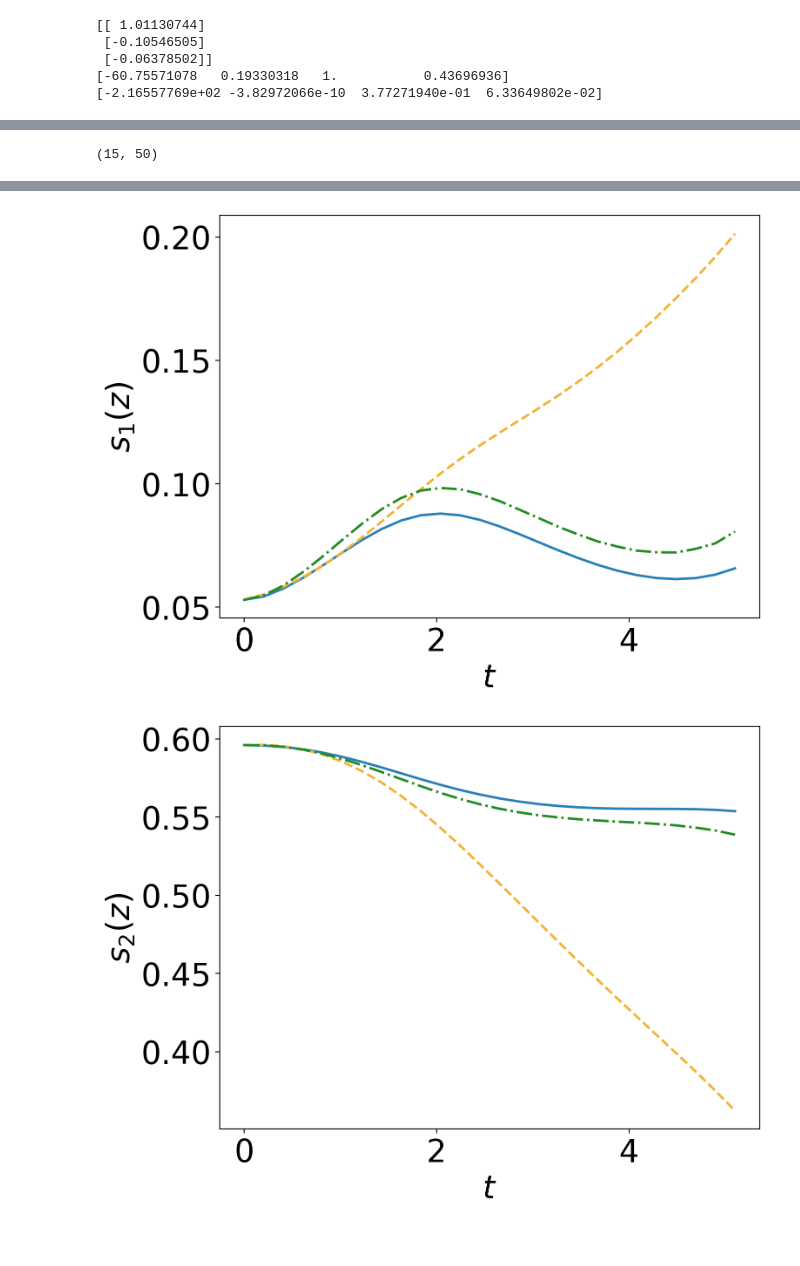
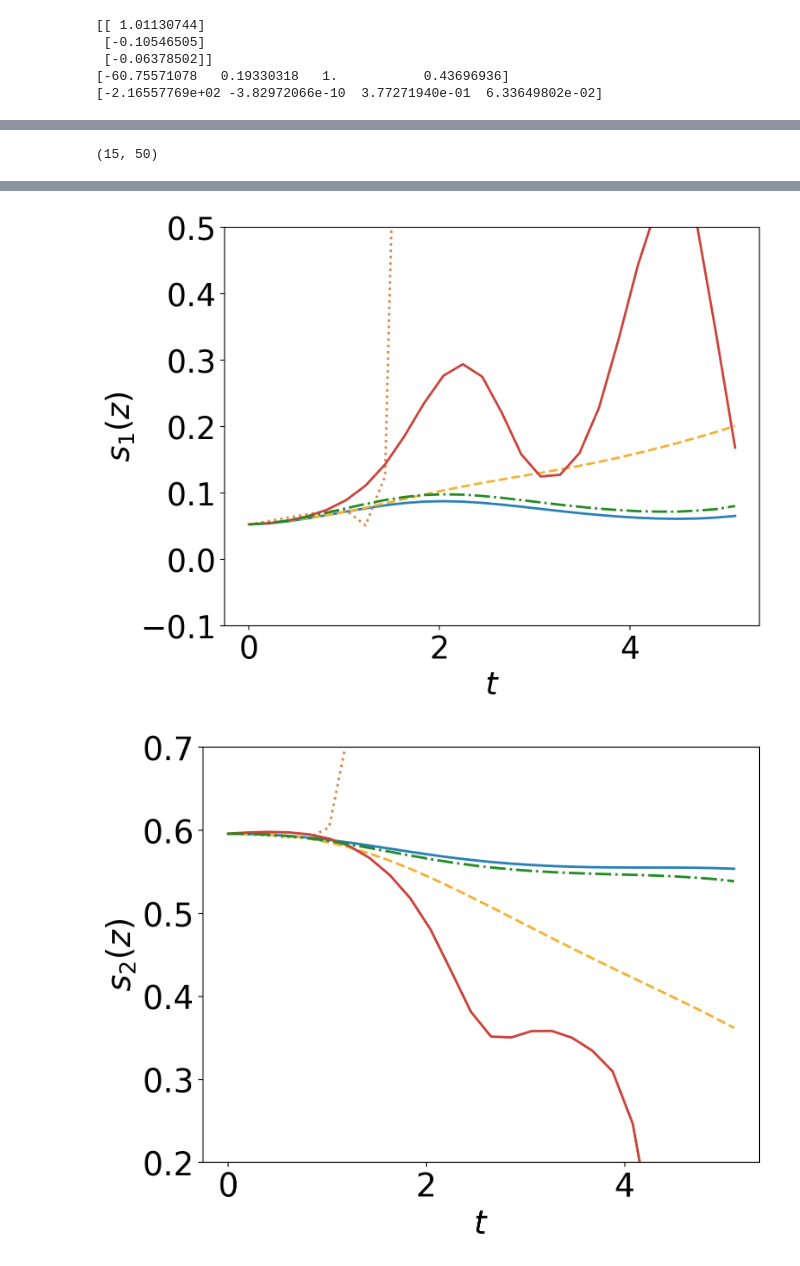
Before and after one commit to Shiqi-Wu/Nonintrusive-model-combination-for-learning-dynamics, a Jupyter notebook: cardiac-coupled-system/plot.ipynb, the cells around one changed output, grey strips where cells are left out. Cells and saved outputs as stored; diff of their text form; code cells hidden in the pictures.

```diff
--- a/cardiac-coupled-system/plot.ipynb
+++ b/cardiac-coupled-system/plot.ipynb
@@ -198,0 +220,7 @@ model_residual.Build_koopman_model('./output/residual_learning_KoopmanModel.h5',
+# %%
+model_intrusive = Intrusive_combinde_model(target1_dim = 3, target2_dim = 4, u_dim=1,
+                                  dic_trainable=KoopmanDL_DicNN, dic_layer_sizes=[64,64],
+                                  operator_layer_sizes=[32,32])
+model_intrusive.Build()
+_, _, _, _ = model_intrusive.scale(x_data, y_data, fusion_data, u_data)
+model_intrusive.combined_model.load_weights('intrusive_combined_model.h5')
@@ -433,6 +455,10 @@ predict_results = model_Hybrid.Long_time_predict(initial_data, steps, dlt_x, dim
 Koopman_predicts = model_Koopman.Long_time_predict(initial_data, steps, u_data_test)
 # %%
 error_koopman = np.abs(ref_data - Koopman_predicts)
+# %%
+Intrusive_predicts = model_intrusive.long_time_predict(initial_data, steps, u_data_test, dlt_x)
+# %%
+Residual_predicts = model_residual.Long_time_predict(initial_data, steps, dlt_x, dim, u_data_test)
 # %%
 font_size = 26
 line_width = 2.5
@@ -441,8 +467,10 @@ t_axis = t[:(steps+1)]
 multi_step_hybrid_reshape = np.reshape(predict_results, (-1,51,51,4))
 multi_step_koopman_reshape = np.reshape(Koopman_predicts, (-1,51,51,4))
 multi_step_residual_reshape = np.reshape(Residual_predicts, (-1,51,51,4))
+multi_step_intrusive_reshape = np.reshape(Intrusive_predicts, (-1,51,51,4))
 
 multi_ref_reshape = np.reshape(ref_data, (-1,51,51,4))
+
 # a_axis = np.random.randint(low = 0, high=51, size=None, dtype='l')
 # b_axis = np.random.randint(low = 0, high=51, size=None, dtype='l')
 a_axis, b_axis = 15,50
@@ -452,25 +480,26 @@ line_width = 2
 plt.figure(dpi=100,figsize=(8,6))
 plt.plot(t_axis,multi_ref_reshape[:,a_axis,b_axis,0],color = color_dict_compare['ref'],linewidth = line_width, linestyle = '-', label = 'Reference')
 plt.plot(t_axis,multi_step_koopman_reshape[:,a_axis,b_axis,0], color = color_dict_compare['compare1'],linewidth = line_width,linestyle = '--',label = 'Parametric Koopman')
-# plt.plot(t_axis[:10],multi_step_residual_reshape[:10,a_axis,b_axis,0], color = color_dict_compare['compare2'],linewidth = line_width,linestyle = ':',label = 'Residual Learning')
-plt.plot(t_axis,multi_step_hybrid_reshape[:,a_axis,b_axis,0], color = color_dict_compare['our'],linewidth = line_width,linestyle = '-.',label = 'Iterative Hybrid-Modelling')
-# plt.plot(t_axis[:15],multi_step_exact_reshape[:15,a_axis,b_axis,0], color = color_dict_compare['compare2'],linewidth = line_width,linestyle = '--',label = 'NN')
+plt.plot(t_axis,multi_step_residual_reshape[:,a_axis,b_axis,0], color = color_dict_compare['compare2'],linewidth = line_width,linestyle = ':',label = 'Residual Learning')
+plt.plot(t_axis,multi_step_intrusive_reshape[:,a_axis,b_axis,0], color = color_dict_compare['compare3'],linewidth = line_width,linestyle = '-',label = 'Intrusive Model Combination')
+plt.plot(t_axis,multi_step_hybrid_reshape[:,a_axis,b_axis,0], color = color_dict_compare['our'],linewidth = line_width,linestyle = '-.',label = 'Iterative Model Combination')
 
-# plt.title('one step predict of $v$',fontsize=font_size)
+plt.ylim(-90, -30)
 plt.xlabel('$t$',fontsize=font_size)
 plt.ylabel('$v(z)$',fontsize=font_size)
 plt.tick_params(labelsize=font_size)
-# plt.legend(fontsize=font_size)
 plt.show()
 
 plt.figure(dpi=100,figsize=(8,6))
 plt.plot(t_axis,multi_ref_reshape[:,a_axis,b_axis,1],color = color_dict_compare['ref'],linewidth = line_width, linestyle = '-', label = 'Reference')
 plt.plot(t_axis,multi_step_koopman_reshape[:,a_axis,b_axis,1], color = color_dict_compare['compare1'],linewidth = line_width,linestyle = '--',label = 'Parametric Koopman')
-# plt.plot(t_axis,multi_step_residual_reshape[:,a_axis,b_axis,1], color = color_dict_compare['compare2'],linewidth = line_width,linestyle = ':',label = 'Residual Learning')
-plt.plot(t_axis,multi_step_hybrid_reshape[:,a_axis,b_axis,1], color = color_dict_compare['our'],linewidth = line_width,linestyle = '-.',label = 'Iterative Hybrid-Modelling')
-# plt.title('one step predict of $s_1$',fontsize=font_size)
+plt.plot(t_axis,multi_step_residual_reshape[:,a_axis,b_axis,1], color = color_dict_compare['compare2'],linewidth = line_width,linestyle = ':',label = 'Residual Learning')
+plt.plot(t_axis,multi_step_intrusive_reshape[:,a_axis,b_axis,1], color = color_dict_compare['compare3'],linewidth = line_width,linestyle = '-',label = 'Intrusive Model Combination')
+plt.plot(t_axis,multi_step_hybrid_reshape[:,a_axis,b_axis,1], color = color_dict_compare['our'],linewidth = line_width,linestyle = '-.',label = 'Iterative Model Combination')
 plt.xlabel('$t$',fontsize=font_size)
 plt.ylabel('$s_1(z)$',fontsize=font_size)
+plt.ylim(-0.1, 0.5)
+
 plt.tick_params(labelsize=font_size)
 # plt.legend(fontsize=font_size)
 plt.show()
@@ -478,11 +507,13 @@ plt.show()
 plt.figure(dpi=100,figsize=(8,6))
 plt.plot(t_axis,multi_ref_reshape[:,a_axis,b_axis,2],color = color_dict_compare['ref'],linewidth = line_width, linestyle = '-', label = 'Reference')
 plt.plot(t_axis,multi_step_koopman_reshape[:,a_axis,b_axis,2], color = color_dict_compare['compare1'],linewidth = line_width,linestyle = '--',label = 'Parametric Koopman')
-# plt.plot(t_axis,multi_step_residual_reshape[:,a_axis,b_axis,2], color = color_dict_compare['compare2'],linewidth = line_width,linestyle = ':',label = 'Residual Learning')
-plt.plot(t_axis,multi_step_hybrid_reshape[:,a_axis,b_axis,2], color = color_dict_compare['our'],linewidth = line_width,linestyle = '-.',label = 'Iterative Hybrid-Modelling')
-# plt.title('one step predict of $s_2$',fontsize=font_size)
+plt.plot(t_axis,multi_step_residual_reshape[:,a_axis,b_axis,2], color = color_dict_compare['compare2'],linewidth = line_width,linestyle = ':',label = 'Residual Learning')
+plt.plot(t_axis,multi_step_intrusive_reshape[:,a_axis,b_axis,2], color = color_dict_compare['compare3'],linewidth = line_width,linestyle = '-',label = 'Intrusive Model Combination')
+plt.plot(t_axis,multi_step_hybrid_reshape[:,a_axis,b_axis,2], color = color_dict_compare['our'],linewidth = line_width,linestyle = '-.',label = 'Iterative Model Combination')
 plt.xlabel('$t$',fontsize=font_size)
 plt.ylabel('$s_2(z)$',fontsize=font_size)
+plt.ylim(0.2, 0.7)
+
 plt.tick_params(labelsize=font_size)
 # plt.legend(fontsize=font_size)
 plt.show()
@@ -490,13 +521,15 @@ plt.show()
 plt.figure(dpi=100,figsize=(8,6))
 plt.plot(t_axis,multi_ref_reshape[:,a_axis,b_axis,3],color = color_dict_compare['ref'],linewidth = line_width, linestyle = '-', label = 'Reference')
 plt.plot(t_axis,multi_step_koopman_reshape[:,a_axis,b_axis,3], color = color_dict_compare['compare1'],linewidth = line_width,linestyle = '--',label = 'Parametric Koopman')
-# plt.plot(t_axis,multi_step_residual_reshape[:,a_axis,b_axis,3], color = color_dict_compare['compare2'],linewidth = line_width,linestyle = ':',label = 'Residual Learning')
-plt.plot(t_axis,multi_step_hybrid_reshape[:,a_axis,b_axis,3], color = color_dict_compare['our'],linewidth = line_width,linestyle = '-.',label = 'Iterative Hybrid-Modelling')
-# plt.title('one step predict of $s_3$',fontsize=font_size)
+plt.plot(t_axis,multi_step_residual_reshape[:,a_axis,b_axis,3], color = color_dict_compare['compare2'],linewidth = line_width,linestyle = ':',label = 'Residual Learning')
+plt.plot(t_axis,multi_step_intrusive_reshape[:,a_axis,b_axis,3], color = color_dict_compare['compare3'],linewidth = line_width,linestyle = '-',label = 'Intrusive Model Combination')
+plt.plot(t_axis,multi_step_hybrid_reshape[:,a_axis,b_axis,3], color = color_dict_compare['our'],linewidth = line_width,linestyle = '-.',label = 'Iterative Model Combination')
 plt.xlabel('$t$',fontsize=font_size)
 plt.ylabel('$s_3(z)$',fontsize=font_size)
+plt.ylim(0.2, 0.6)
 plt.tick_params(labelsize=font_size)
-plt.legend(fontsize=24)
+# plt.legend(fontsize=24, loc='upper left', bbox_to_anchor=(1,1))
+plt.tight_layout()
 plt.show()
 # %% [output]
 (15, 50)
@@ -504,2 +537,2 @@ plt.show()
-[figure, old version]
+[figure, new version]
-[figure, old version]
+[figure, new version]
```
Also changed, not shown: parts of 33 cells of this notebook, 17 other files.
